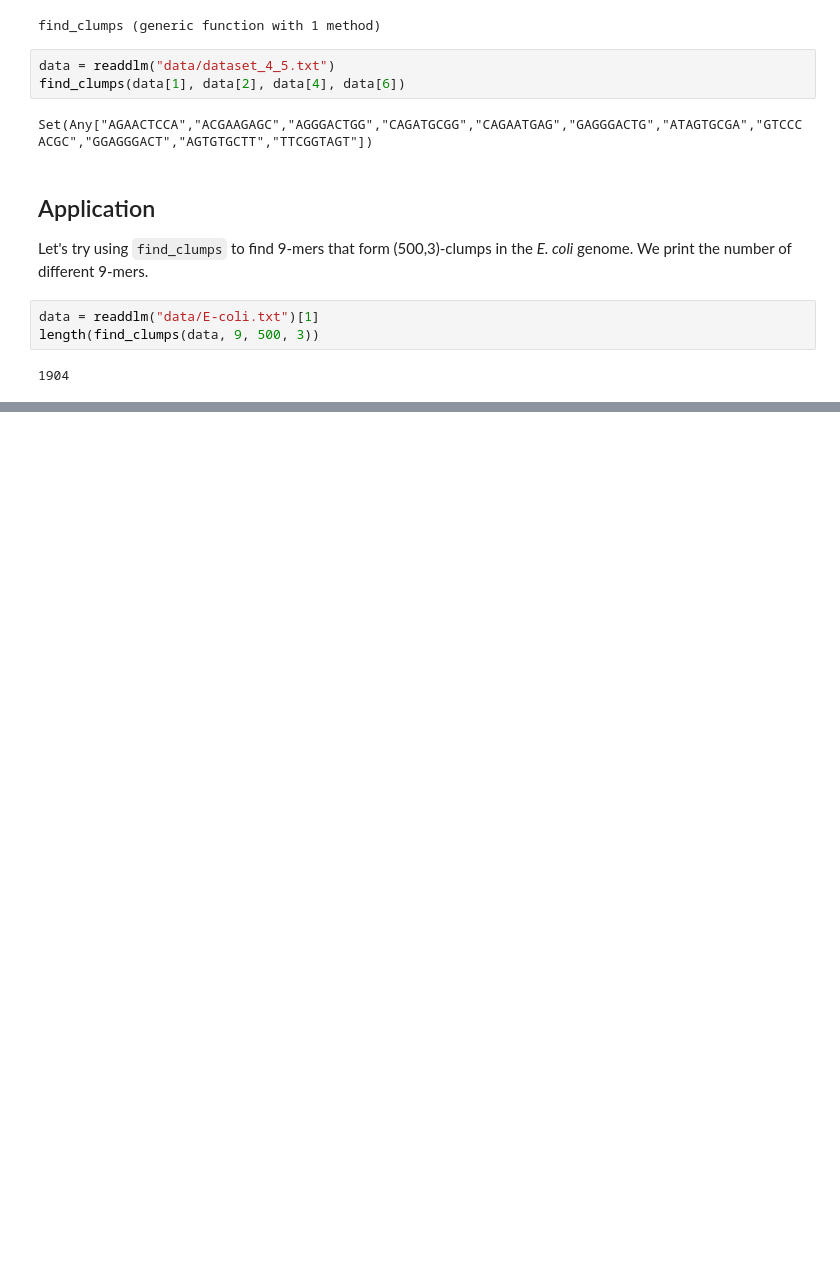
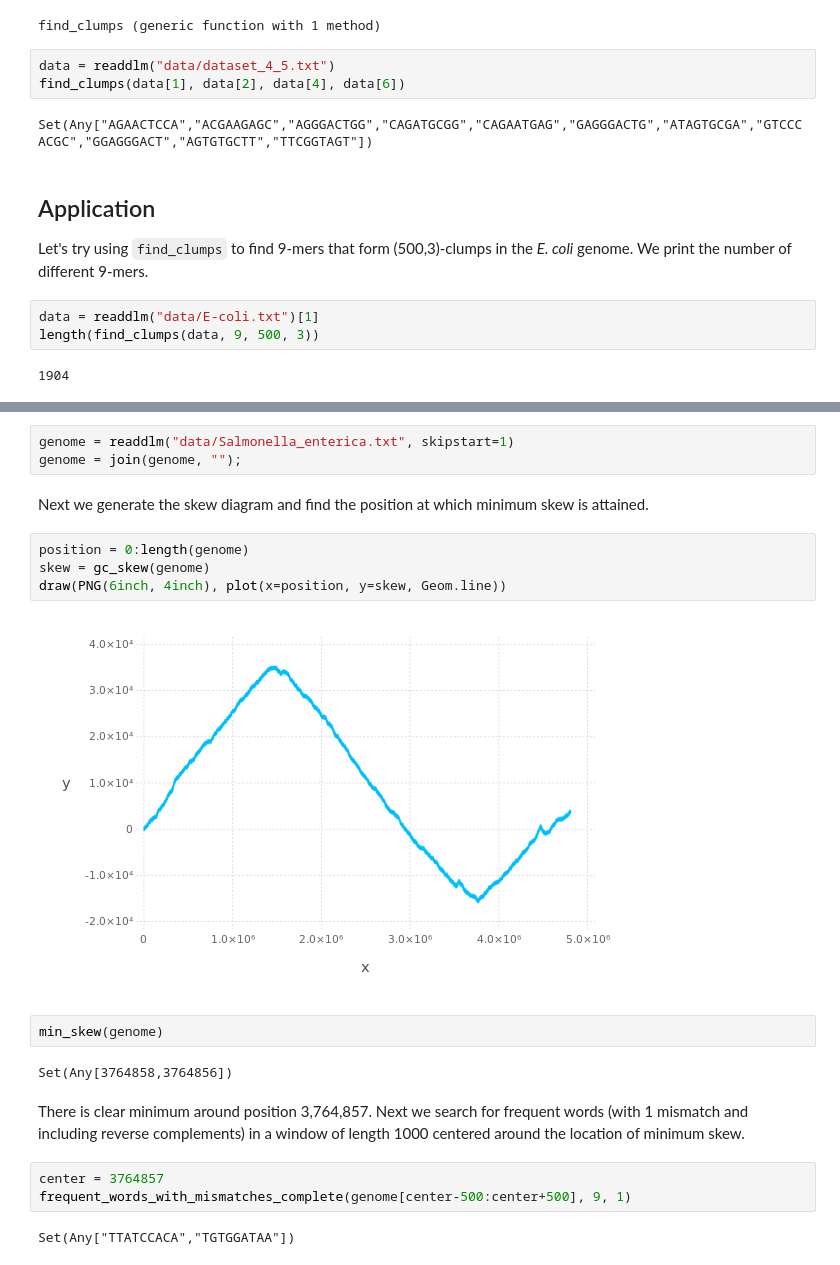
Before and after one commit to tddevlin/UCSD-Bioinformatics, a Jupyter notebook: Bioinformatics I/Chapter1.ipynb, the cells around one changed output, grey strips where cells are left out. Saved outputs shown, nothing was run; the diff lists cells and outputs as text; blank space fills up the shorter version.

```diff
--- a/Bioinformatics I/Chapter1.ipynb
+++ b/Bioinformatics I/Chapter1.ipynb
@@ -270,0 +511,22 @@ length(find_clumps(data, 9, 500, 3))
+# %%
+genome = readdlm("data/Salmonella_enterica.txt", skipstart=1)
+genome = join(genome, "");
+# %% [markdown]
+Next we generate the skew diagram and find the position at which minimum skew is attained.
+# %%
+position = 0:length(genome)
+skew = gc_skew(genome)
+draw(PNG(6inch, 4inch), plot(x=position, y=skew, Geom.line))
+# %% [output]
+[figure, added]
+# %%
+min_skew(genome)
+# %% [output]
+Set(Any[3764858,3764856])
+# %% [markdown]
+There is clear minimum around position 3,764,857. Next we search for frequent words (with 1 mismatch and including reverse complements) in a window of length 1000 centered around the location of minimum skew.
+# %%
+center = 3764857
+frequent_words_with_mismatches_complete(genome[center-500:center+500], 9, 1)
+# %% [output]
+Set(Any["TTATCCACA","TGTGGATAA"])
```
Also changed, not shown: parts of 27 cells of this notebook, 14 other files.
